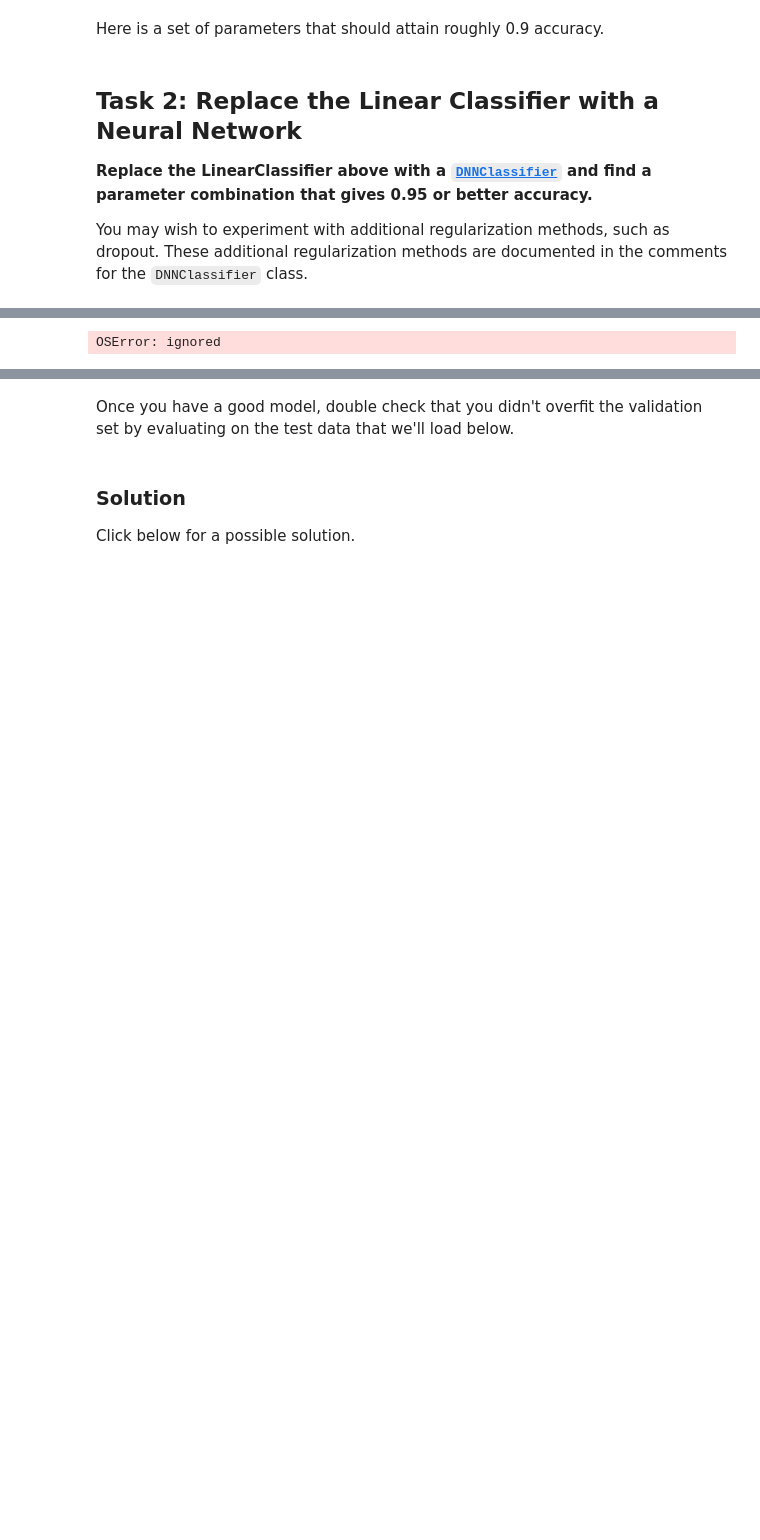
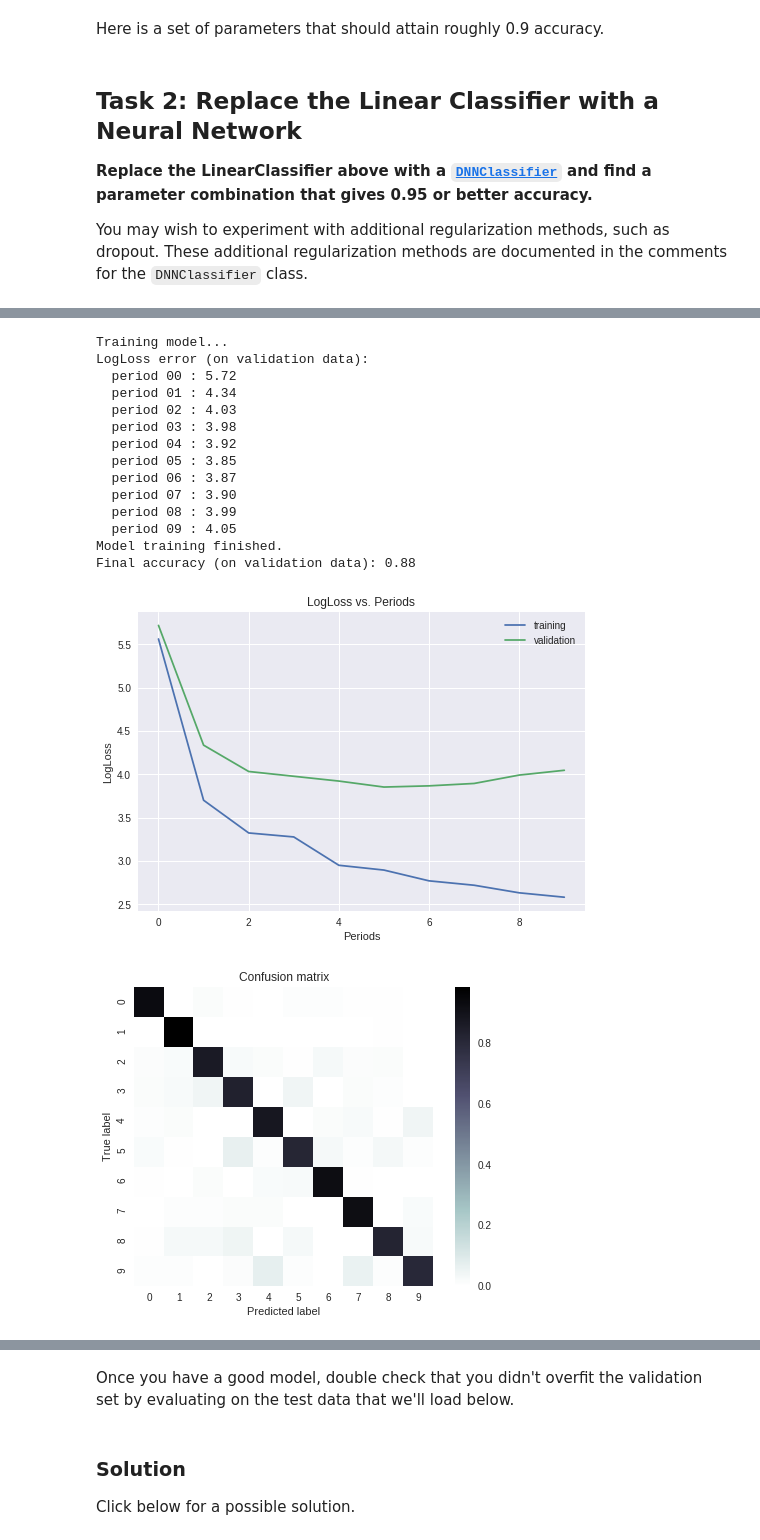
Before and after one commit to tenvol/tsf00, a Jupyter notebook: multi_class_classification_of_handwritten_digits.ipynb, the cells around one changed output, grey strips where cells are left out. Saved outputs shown, nothing was run; the diff lists cells and outputs as text; code cells hidden in the pictures; blank space fills up the shorter version.

```diff
--- a/multi_class_classification_of_handwritten_digits.ipynb
+++ b/multi_class_classification_of_handwritten_digits.ipynb
@@ -798,16 +798,31 @@ def train_nn_classifier_model(
 # %%
 _ = train_nn_classifier_model(
     #my_optimizer=tf.train.GradientDescentOptimizer(learning_rate=0.0007),
     learning_rate = 0.5,
     steps=5000,
     batch_size=70,
     this_classes = 10,
-    this_optimizer = 'Adam',
+    this_optimizer = 'Adagrad',
     this_hidden_units = [10,10],
     this_dropout = None,
     training_examples=training_examples,
     training_targets=training_targets,
     validation_examples=validation_examples,
     validation_targets=validation_targets)
 # %% [output]
-OSError: ignored
+Training model...
+LogLoss error (on validation data):
+  period 00 : 5.72
+  period 01 : 4.34
+  period 02 : 4.03
+  period 03 : 3.98
+  period 04 : 3.92
+  period 05 : 3.85
+  period 06 : 3.87
+  period 07 : 3.90
+  period 08 : 3.99
+  period 09 : 4.05
+Model training finished.
+Final accuracy (on validation data): 0.88
+[figure, added]
+[figure, added]
```
Also changed, not shown: parts of 13 cells of this notebook.
